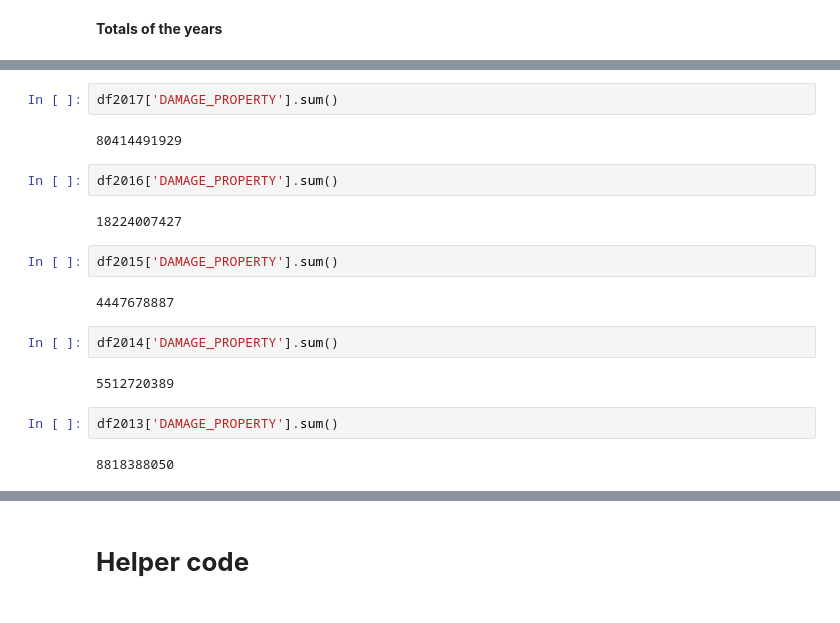
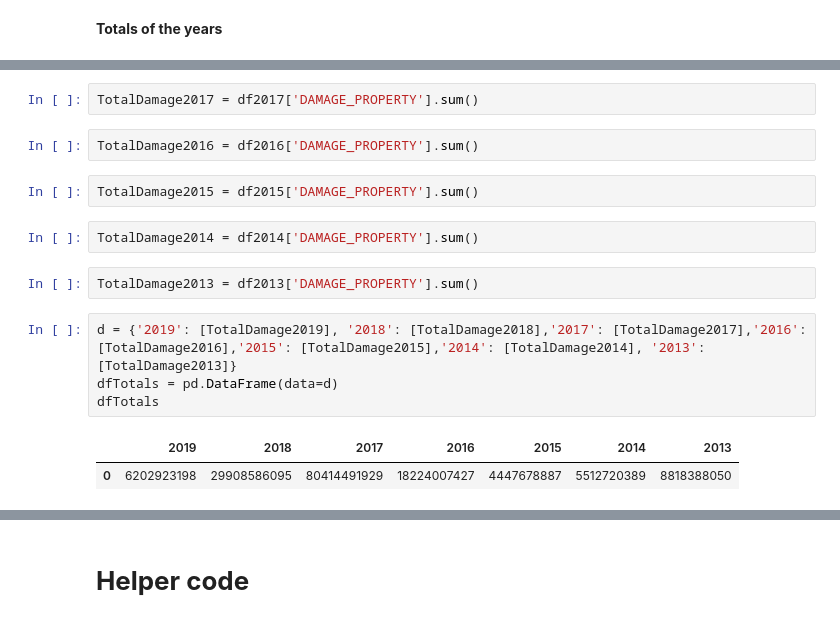
Before and after one commit to lmstephens/Build-Week1, a Jupyter notebook: 2013_2019weather.ipynb, the cells around one changed output, grey strips where cells are left out. Saved outputs shown, nothing was run; the diff lists cells and outputs as text.

```diff
--- a/2013_2019weather.ipynb
+++ b/2013_2019weather.ipynb
@@ -1312,20 +1308,17 @@ df2018['DAMAGE_PROPERTY'].sum()
 # %%
-df2017['DAMAGE_PROPERTY'].sum()
+TotalDamage2017 = df2017['DAMAGE_PROPERTY'].sum()
-# %% [output]
-80414491929
 # %%
-df2016['DAMAGE_PROPERTY'].sum()
+TotalDamage2016 = df2016['DAMAGE_PROPERTY'].sum()
-# %% [output]
-18224007427
 # %%
-df2015['DAMAGE_PROPERTY'].sum()
+TotalDamage2015 = df2015['DAMAGE_PROPERTY'].sum()
-# %% [output]
-4447678887
 # %%
-df2014['DAMAGE_PROPERTY'].sum()
+TotalDamage2014 = df2014['DAMAGE_PROPERTY'].sum()
-# %% [output]
-5512720389
 # %%
-df2013['DAMAGE_PROPERTY'].sum()
+TotalDamage2013 = df2013['DAMAGE_PROPERTY'].sum()
-# %% [output]
-8818388050
+# %%
+d = {'2019': [TotalDamage2019], '2018': [TotalDamage2018],'2017': [TotalDamage2017],'2016': [TotalDamage2016],'2015': [TotalDamage2015],'2014': [TotalDamage2014], '2013': [TotalDamage2013]}
+dfTotals = pd.DataFrame(data=d)
+dfTotals
+# %% [output]
+|  | 2019 | 2018 | 2017 | 2016 | 2015 | 2014 | 2013 |
+| 0 | 6202923198 | 29908586095 | 80414491929 | 18224007427 | 4447678887 | 5512720389 | 8818388050 |
```
Also changed, not shown: parts of 3 cells of this notebook.
